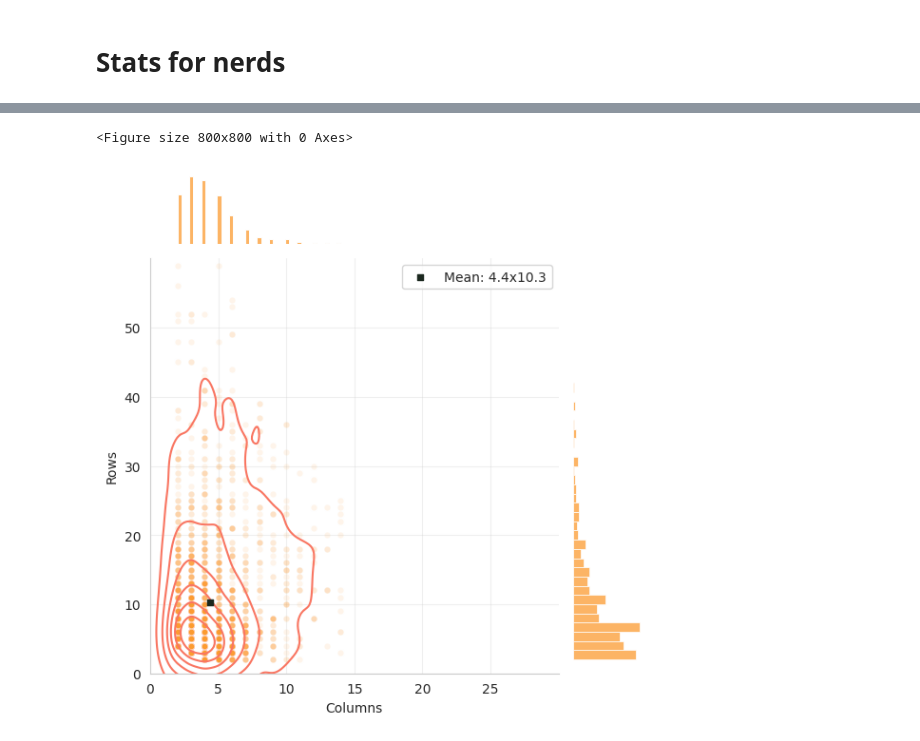
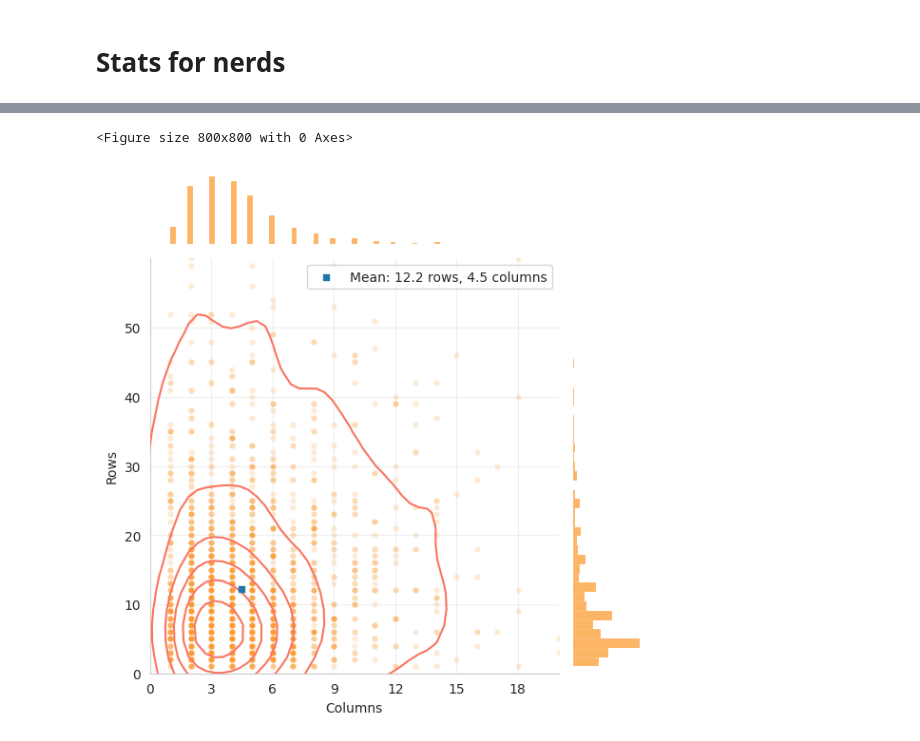
Before and after one commit to MarcoNapoleone/ALTAIR, a Jupyter notebook: HW_1/scripts/dataviz/eda.ipynb, the cells around one changed output, grey strips where cells are left out. Saved outputs shown, nothing was run; the diff lists cells and outputs as text; code cells hidden in the pictures.

```diff
--- a/HW_1/scripts/dataviz/eda.ipynb
+++ b/HW_1/scripts/dataviz/eda.ipynb
@@ -87,42 +76,40 @@ plot = sns.jointplot(data=df,
                      s=20,
                      kind='scatter',
                      color=palette[2],
-                     alpha = 0.1)
+                     alpha = 0.2)
 plot.plot_joint(sns.kdeplot, color=palette[1], zorder=10, levels=7)
 
-plt.xlim(0, 30)
+plt.xlim(0, 20)
 plt.ylim(0, 60)
 
-plt.xticks(range(0, 30, 5))
+plt.xticks(range(0, 20, 3))
 plt.yticks(range(0, 60, 10))
 
 # Set labels and legend after creating the plot
 plot.set_axis_labels(xlabel='Columns', ylabel='Rows')
 plot.ax_marg_x.grid(False)
 plot.ax_marg_y.grid(False)
 
 #removing margin axis
 plot.ax_marg_x.axis('off')
 plot.ax_marg_y.axis('off')
 
 # kde plot smoothing
 
 # Set the title after creating the plot
 #grid opacity
 plot.ax_joint.grid(alpha=0.5)
 #sub grid
 plot.ax_joint.minorticks_on()
 #plotting mean lines
 #darken the mean color
 plt.grid(alpha=0.3)
 
-# light green
-mean_color = "#1B281F"
 plt.scatter(df['n_columns'].mean(), df['n_rows'].mean(), s=20,
-            label=f"Mean: {df['n_columns'].mean():.1f}x{df['n_rows'].mean():.1f}",
-            zorder=50, color=mean_color, marker='s')
+            label=f"Mean: {df['n_rows'].mean():.1f} rows, {df['n_columns'].mean():.1f} columns",
+            zorder=50, color=palette[0], marker='s')
 plt.legend(loc='upper right')
-plt.show()
+plt.savefig('output/rows_columns.png', dpi = 300)
 # %% [output]
 <Figure size 800x800 with 0 Axes>
-[figure, old version]
+[figure, new version]
```
Also changed, not shown: parts of 6 cells of this notebook, 3 other files.
